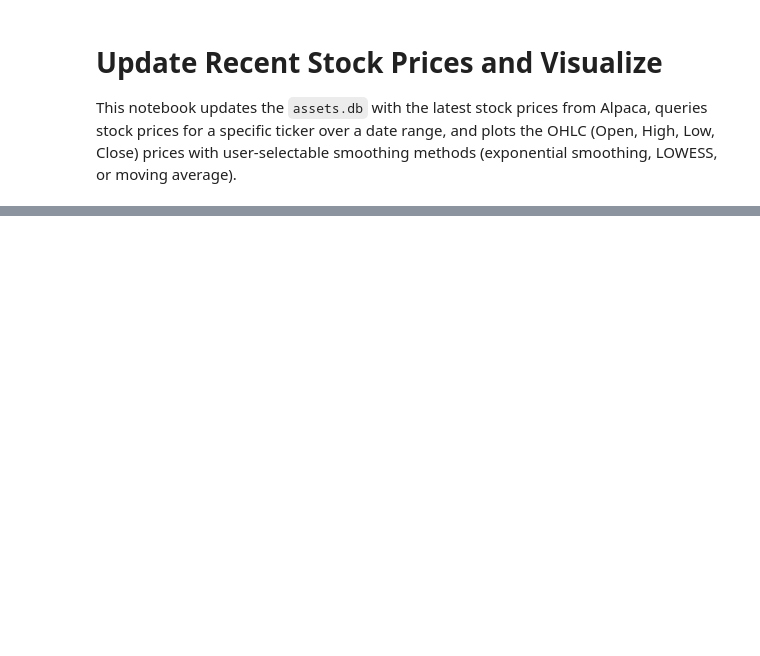
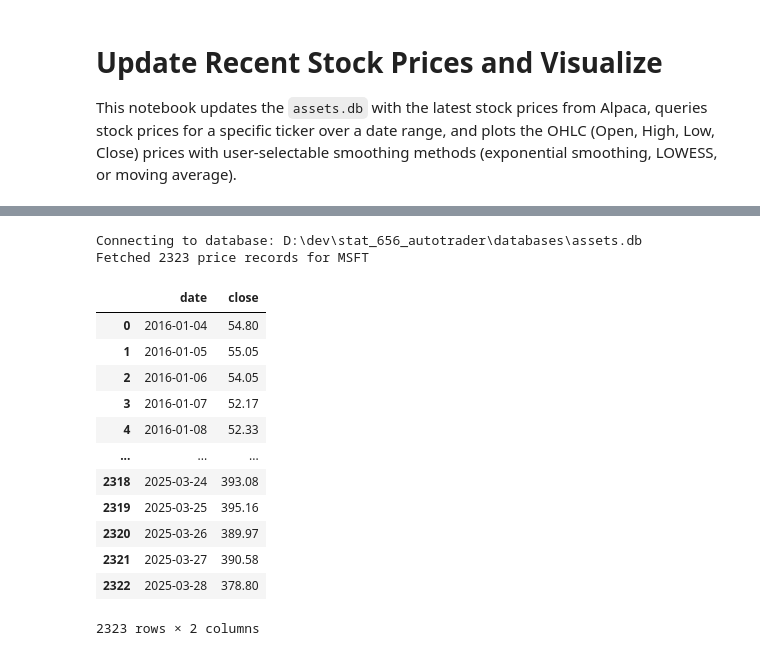
Before and after one commit to AaronNHorvitz/AutoTrader, a Jupyter notebook: Notebooks/003 Tutorial - Update Recent Stock Prices and Visualize.ipynb, the cells around one changed output, grey strips where cells are left out. Drawn from its saved outputs; the diff is of its cells as text; code cells hidden in the pictures; blank space fills up the shorter version.

```diff
--- a/Notebooks/003 Tutorial - Update Recent Stock Prices and Visualize.ipynb
+++ b/Notebooks/003 Tutorial - Update Recent Stock Prices and Visualize.ipynb
@@ -33,0 +167,25 @@ ModuleNotFoundError: No module named 'src'
+# %%
+
+price_data = pd.read_sql_query(query, conn, params=(sample_ticker,))
+price_data['date'] = pd.to_datetime(price_data['date'])
+conn.close()
+print(f"Fetched {len(price_data)} price records for {sample_ticker}")
+# %% [output]
+Connecting to database: D:\dev\stat_656_autotrader\databases\assets.db
+Fetched 2323 price records for MSFT
+# %%
+price_data
+# %% [output]
+|  | date | close |
+| 0 | 2016-01-04 | 54.80 |
+| 1 | 2016-01-05 | 55.05 |
+| 2 | 2016-01-06 | 54.05 |
+| 3 | 2016-01-07 | 52.17 |
+| 4 | 2016-01-08 | 52.33 |
+| ... | ... | ... |
+| 2318 | 2025-03-24 | 393.08 |
+| 2319 | 2025-03-25 | 395.16 |
+| 2320 | 2025-03-26 | 389.97 |
+| 2321 | 2025-03-27 | 390.58 |
+| 2322 | 2025-03-28 | 378.80 |
+2323 rows × 2 columns
```
Also changed, not shown: parts of 16 cells of this notebook, 9 other files.
